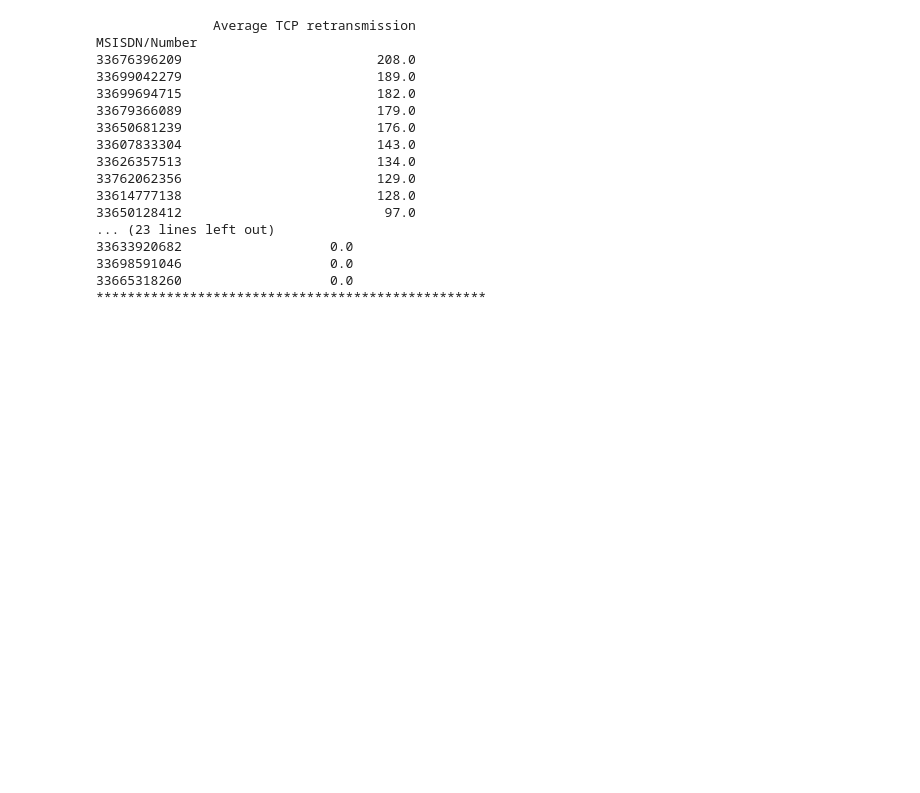
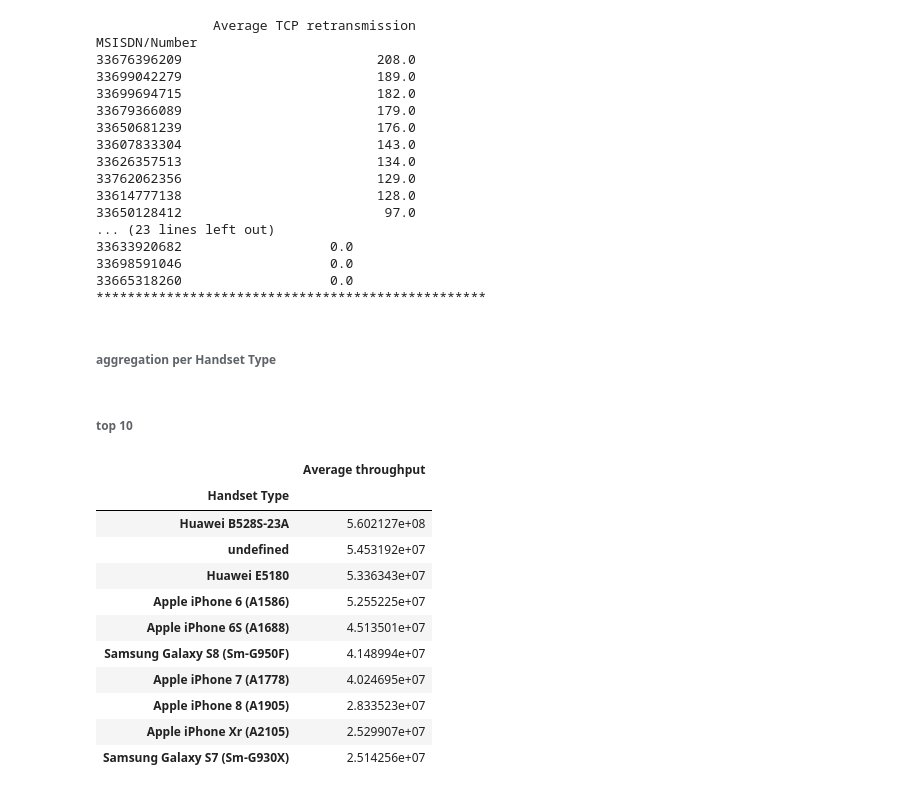
Before and after one commit to skevin-dev/telecommunication_user_analytics, a Jupyter notebook: notebooks/Experience_analysis.ipynb, the cells around one changed output. Cells and saved outputs as stored; diff of their text form; code cells hidden in the pictures; blank space fills up the shorter version.

```diff
--- a/notebooks/Experience_analysis.ipynb
+++ b/notebooks/Experience_analysis.ipynb
@@ -205,3 +207,24 @@ MSISDN/Number
 33698591046                   0.0
 33665318260                   0.0
 **************************************************
+# %% [markdown]
+###### aggregation per  Handset Type
+# %% [markdown]
+###### top 10
+# %%
+df_aggregated_ = df_experience.groupby('Handset Type').agg({'Average throughput':'sum'})
+# %%
+df_aggregated_.sort_values(by='Average throughput',ascending=False).head(10)
+# %% [output]
+|  | Average throughput |
+| Handset Type |  |
+| Huawei B528S-23A | 5.602127e+08 |
+| undefined | 5.453192e+07 |
+| Huawei E5180 | 5.336343e+07 |
+| Apple iPhone 6 (A1586) | 5.255225e+07 |
+| Apple iPhone 6S (A1688) | 4.513501e+07 |
+| Samsung Galaxy S8 (Sm-G950F) | 4.148994e+07 |
+| Apple iPhone 7 (A1778) | 4.024695e+07 |
+| Apple iPhone 8 (A1905) | 2.833523e+07 |
+| Apple iPhone Xr (A2105) | 2.529907e+07 |
+| Samsung Galaxy S7 (Sm-G930X) | 2.514256e+07 |
```
Also changed, not shown: parts of 4 cells of this notebook.
